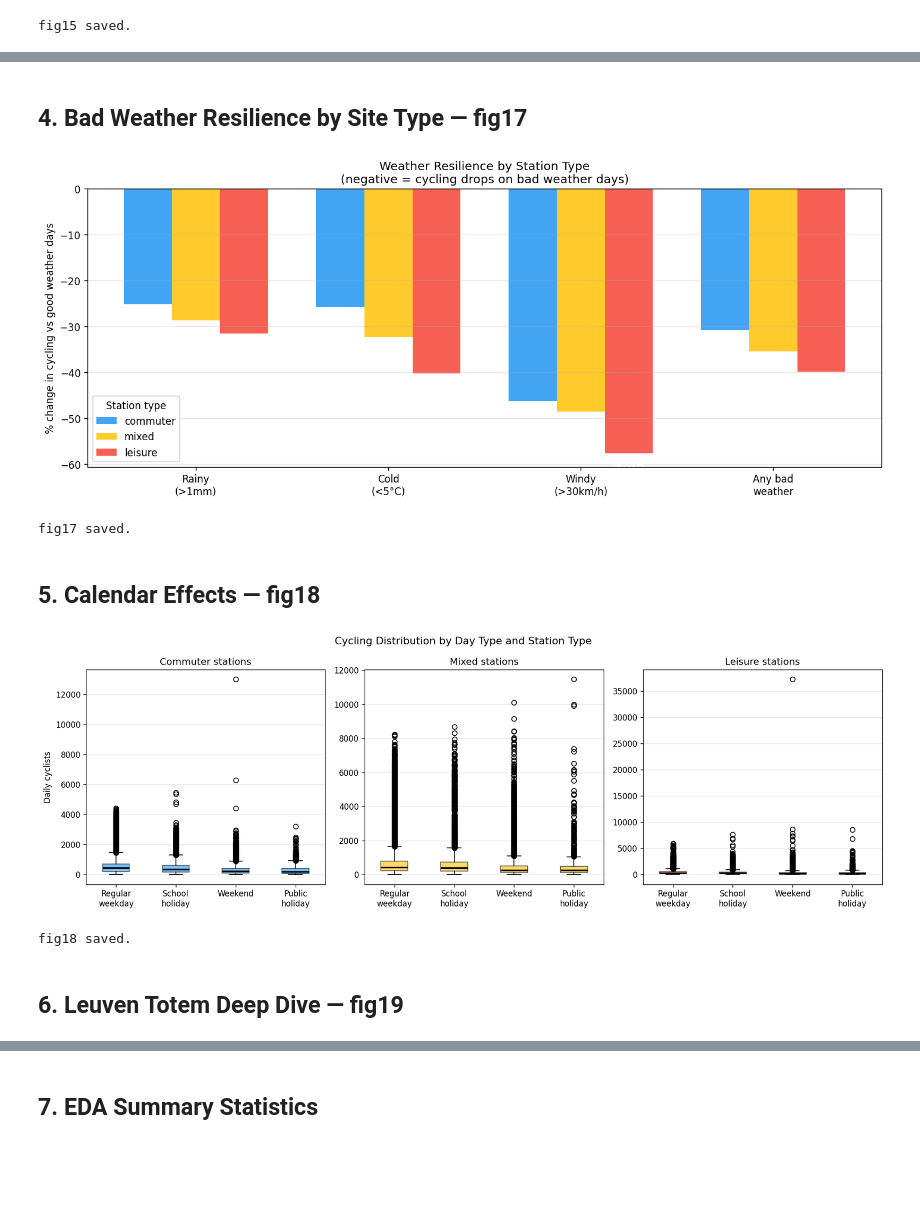
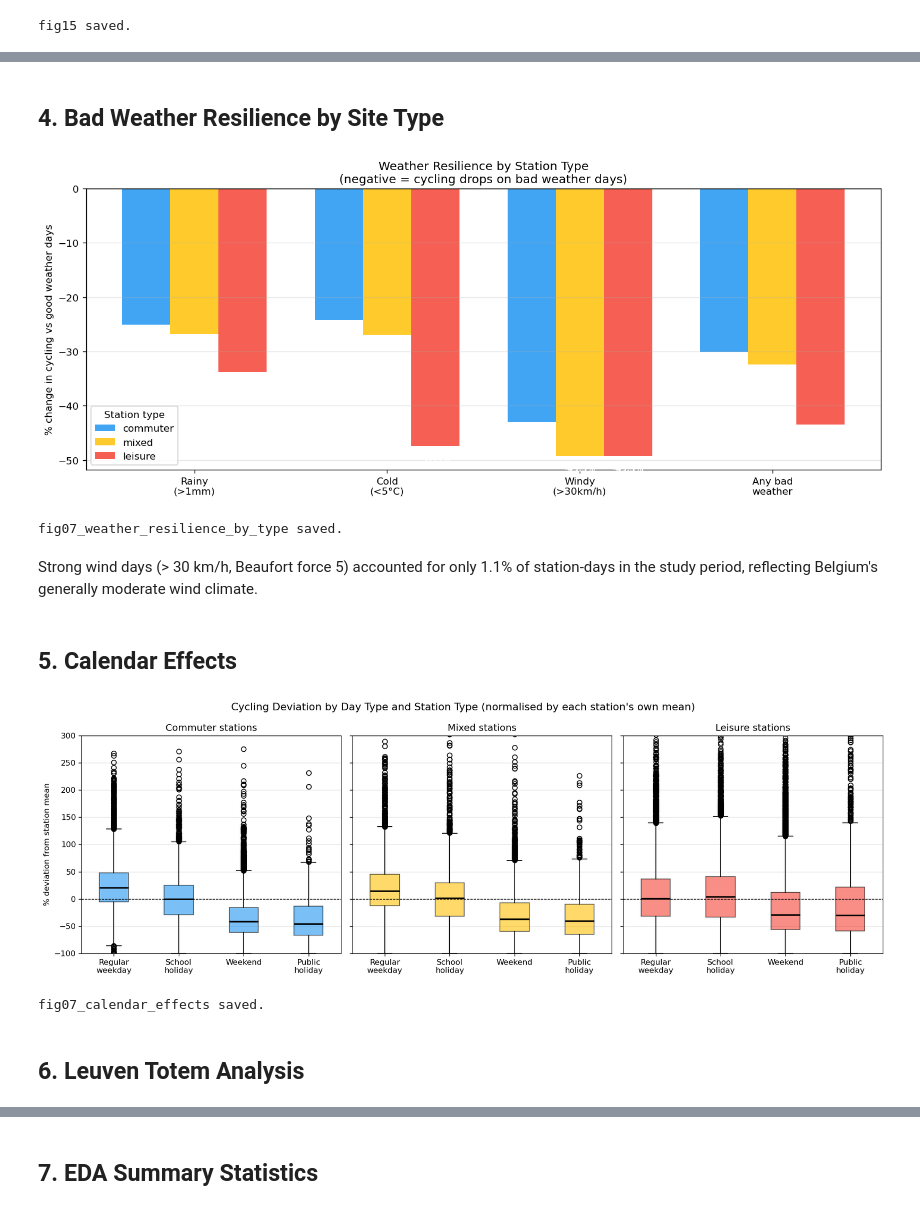
Before and after one commit to Queena34/mda-cycling-weather-group6, a Jupyter notebook: notebooks/07_eda.ipynb, the cells around one changed output, grey strips where cells are left out. Saved outputs shown, nothing was run; the diff lists cells and outputs as text; code cells hidden in the pictures; blank space fills up the shorter version.

```diff
--- a/notebooks/07_eda.ipynb
+++ b/notebooks/07_eda.ipynb
@@ -27,6 +28,14 @@ COLORS = {
 }
 
 panel = pd.read_parquet(PROCESSED / "analysis_panel.parquet")
+
+# Merge site classification (commute_score, site_type) from dedicated parquet
+site_cls = pd.read_parquet(PROCESSED / "site_classification.parquet")[["site ID", "commute_score", "site_type"]]
+panel = panel.drop(columns=[c for c in ["commute_score", "site_type"] if c in panel.columns])
+panel = panel.merge(site_cls, on="site ID", how="left")
+panel["site_type"] = panel["site_type"].fillna("unclassified")
+
+# Filter out low coverage sites
 panel_good = panel[panel["low_coverage"] == False].copy()
 panel_good["date"] = pd.to_datetime(panel_good["date"])
 
@@ -127,15 +136,15 @@ for site_type, color in [("commuter", COLORS["commuter"]),
                     marker="o", label=site_type, color=color)
 
     sub["precip_bin"] = pd.cut(sub["precip_total"],
-        bins=[-0.01, 0.1, 1, 3, 6, 100],
-        labels=["0 (dry)", "0-1mm", "1-3mm", "3-6mm", ">6mm"])
+        bins=[-0.01, 0.1, 2.5, 7.6, 100],
+        labels=["none (<0.1mm)", "light (0.1-2.5mm)", "moderate (2.5-7.6mm)", "heavy (>7.6mm)"])
     precip_med = sub.groupby("precip_bin", observed=True)["aantal"].median()
     axes[0, 1].plot(precip_med.index.astype(str), precip_med.values,
                     marker="o", label=site_type, color=color)
 
     sub["wind_bin"] = pd.cut(sub["wind_avg"],
-        bins=[0, 10, 15, 20, 25, 60],
-        labels=["<10", "10-15", "15-20", "20-25", ">25"])
+        bins=[-0.01, 6, 20, 200],
+        labels=["calm (<6km/h)", "light (6-20km/h)", "strong (>20km/h)"])
     wind_med = sub.groupby("wind_bin", observed=True)["aantal"].median()
     axes[1, 0].plot(wind_med.index.astype(str), wind_med.values,
                     marker="o", label=site_type, color=color)
@@ -161,7 +170,7 @@ for ax, title, xlabel in zip(
 
 fig.suptitle("Weather vs Cycling: Commuter vs Leisure Stations (2023\u20132025)", fontsize=13)
 fig.tight_layout()
-fig.savefig(FIGS / "fig16_weather_vs_cycling.png", dpi=150)
+fig.savefig(FIGS / "07_weather_vs_cycling.png", dpi=150)
 plt.show()
-print("fig16 saved.")
+print("fig07_weather_vs_cycling saved.")
 # %% [output]
@@ -170,5 +179,5 @@ fig16 saved.
 # %% [markdown]
-## 4. Bad Weather Resilience by Site Type — fig17
+## 4. Bad Weather Resilience by Site Type
 # %%
 bad_weather_types = {
     "Rainy\n(>1mm)"    : "is_rainy_day",
@@ -207,44 +216,53 @@ ax.set_title("Weather Resilience by Station Type\n"
 ax.legend(title="Station type")
 ax.grid(axis="y", alpha=0.3)
 fig.tight_layout()
-fig.savefig(FIGS / "fig17_weather_resilience_by_type.png", dpi=150)
+fig.savefig(FIGS / "07_weather_resilience_by_type.png", dpi=150)
 plt.show()
-print("fig17 saved.")
+print("fig07_weather_resilience_by_type saved.")
 # %% [output]
-[figure, old version]
+[figure, new version]
-fig17 saved.
+fig07_weather_resilience_by_type saved.
+# %% [markdown]
+Strong wind days (> 30 km/h, Beaufort force 5) accounted for only 1.1% of station-days in the study period, reflecting Belgium's generally moderate wind climate.
 # %% [markdown]
-## 5. Calendar Effects — fig18
+## 5. Calendar Effects
 # %%
-fig, axes = plt.subplots(1, 3, figsize=(15, 5), sharey=False)
+# Normalise by each station's own mean to remove between-station volume differences
+station_mean = panel_good.groupby("site ID")["aantal"].mean().rename("station_mean")
+panel_norm = panel_good.join(station_mean, on="site ID")
+panel_norm["pct_dev"] = (panel_norm["aantal"] - panel_norm["station_mean"]) / panel_norm["station_mean"] * 100
+
+fig, axes = plt.subplots(1, 3, figsize=(15, 5), sharey=True)
 
 day_order  = ["regular_weekday", "school_holiday", "weekend", "public_holiday"]
 day_labels = ["Regular\nweekday", "School\nholiday", "Weekend", "Public\nholiday"]
 
 for ax, site_type in zip(axes, ["commuter", "mixed", "leisure"]):
-    sub = panel_good[panel_good["site_type"] == site_type]
-    data_by_type = [sub[sub["day_type"] == dt]["aantal"].dropna().values
+    sub = panel_norm[panel_norm["site_type"] == site_type]
+    data_by_type = [sub[sub["day_type"] == dt]["pct_dev"].dropna().values
                     for dt in day_order]
     bp = ax.boxplot(data_by_type, tick_labels=day_labels,
                     patch_artist=True,
                     medianprops=dict(color="black", linewidth=2))
     for patch in bp["boxes"]:
         patch.set_facecolor(COLORS[site_type])
         patch.set_alpha(0.6)
+    ax.axhline(0, color="black", linewidth=0.8, linestyle="--")
+    ax.set_ylim(-100, 300)
     ax.set_title(f"{site_type.capitalize()} stations")
-    ax.set_ylabel("Daily cyclists" if site_type == "commuter" else "")
+    ax.set_ylabel("% deviation from station mean" if site_type == "commuter" else "")
     ax.grid(axis="y", alpha=0.3)
 
-fig.suptitle("Cycling Distribution by Day Type and Station Type", fontsize=13)
+fig.suptitle("Cycling Deviation by Day Type and Station Type (normalised by each station's own mean)", fontsize=13)
 fig.tight_layout()
-fig.savefig(FIGS / "fig18_calendar_effects.png", dpi=150)
+fig.savefig(FIGS / "07_calendar_effects.png", dpi=150)
 plt.show()
-print("fig18 saved.")
+print("fig07_calendar_effects saved.")
 # %% [output]
-[figure, old version]
+[figure, new version]
-fig18 saved.
+fig07_calendar_effects saved.
 # %% [markdown]
-## 6. Leuven Totem Deep Dive — fig19
+## 6. Leuven Totem Analysis
 # %%
 leuven = panel_good[panel_good["site ID"] == 107].copy()
 leuven["date"] = pd.to_datetime(leuven["date"])
```
Also changed, not shown: parts of 10 cells of this notebook, 13 other files.
